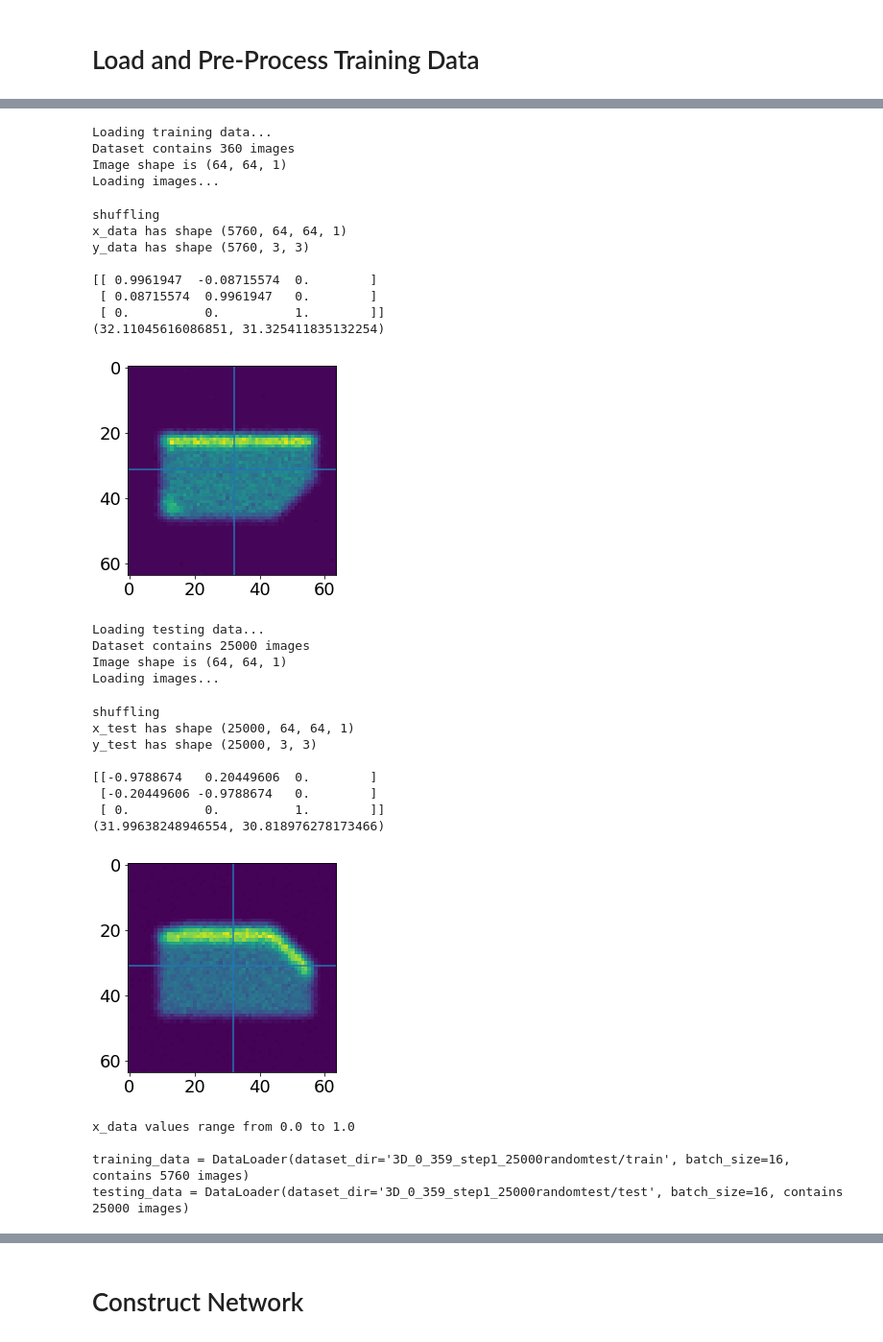
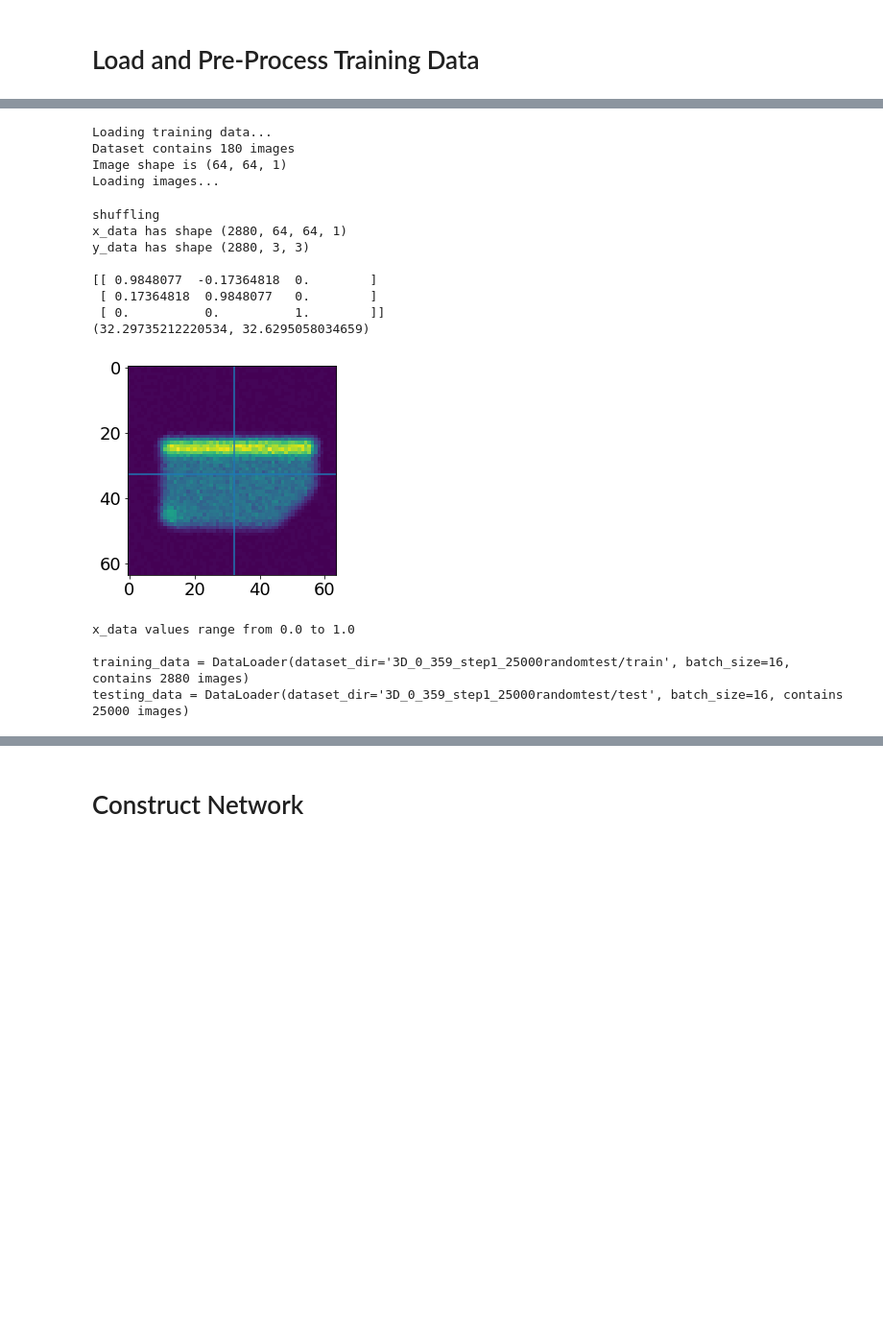
Before and after one commit to SEMOrientation/Y4ProjectNotebooks, a Jupyter notebook: 3D_Network.ipynb, the cells around one changed output, grey strips where cells are left out. Shown at 96% size. Cells and saved outputs as stored; diff of their text form; code cells hidden in the pictures; blank space fills up the shorter version.

```diff
--- a/3D_Network.ipynb
+++ b/3D_Network.ipynb
@@ -667,6 +681,6 @@ plt.show()
 # %%
 print("Loading training data...")
-training_data = DataLoader(os.path.join(DATASET_DIR, "train"), batch_size=16, every=5,
+training_data = DataLoader(os.path.join(DATASET_DIR, "train"), batch_size=16, every=10,
                            onload=[
                                    onload_GaussianBlur(GAUSS_RADIUS),
                                    onload_SEMNoise(),
@@ -686,57 +700,44 @@ training_data = DataLoader(os.path.join(DATASET_DIR, "train"), batch_size=16, ev
                                 preproc_Shuffle(),
                            ]
                            )
 
 print(f"x_data has shape {training_data.xdata.shape}")
 print(f"y_data has shape {training_data.ydata.shape}")
 print()
 
 im0 = training_data.xdata[16,:,:].reshape(RESIZE_SHAPE).T
 Image.fromarray((im0*255).astype("uint8"), "L").save("preprocessed.png")
 rot0 = training_data.ydata[16]
 plt.imshow(im0)
 COM = ndimage.measurements.center_of_mass(im0.T)
 plt.axvline(COM[0])
 plt.axhline(COM[1])
 print(rot0)
 print(COM)
 plt.show()
 
 print(f"\nx_data values range from {np.min(training_data.xdata)} to {np.max(training_data.xdata)}")
 
 print(f"\ntraining_data = {training_data}")
 print(f"testing_data = {testing_data}")
 # %% [output]
 Loading training data...
-Dataset contains 360 images
+Dataset contains 180 images
 Image shape is (64, 64, 1)
 Loading images...
 shuffling
-x_data has shape (5760, 64, 64, 1)
-y_data has shape (5760, 3, 3)
+x_data has shape (2880, 64, 64, 1)
+y_data has shape (2880, 3, 3)
 
-[[ 0.9961947  -0.08715574  0.        ]
- [ 0.08715574  0.9961947   0.        ]
+[[ 0.9848077  -0.17364818  0.        ]
+ [ 0.17364818  0.9848077   0.        ]
  [ 0.          0.          1.        ]]
-(32.11045616086851, 31.325411835132254)
+(32.29735212220534, 32.6295058034659)
-[figure, old version]
+[figure, new version]
-Loading testing data...
-Dataset contains 25000 images
-Image shape is (64, 64, 1)
-Loading images...
+x_data values range from 0.0 to 1.0
+
+training_data = DataLoader(dataset_dir='3D_0_359_step1_25000randomtest/train', batch_size=16, contains 2880 images)
+testing_data = DataLoader(dataset_dir='3D_0_359_step1_25000randomtest/test', batch_size=16, contains 25000 images)
-shuffling
-x_test has shape (25000, 64, 64, 1)
-y_test has shape (25000, 3, 3)
-
-[[-0.9788674   0.20449606  0.        ]
- [-0.20449606 -0.9788674   0.        ]
- [ 0.          0.          1.        ]]
-(31.99638248946554, 30.818976278173466)
-[figure, removed]
-x_data values range from 0.0 to 1.0
-
-training_data = DataLoader(dataset_dir='3D_0_359_step1_25000randomtest/train', batch_size=16, contains 5760 images)
-testing_data = DataLoader(dataset_dir='3D_0_359_step1_25000randomtest/test', batch_size=16, contains 25000 images)
 # %%
 i = 0
 im = training_data[i][0][0].reshape(RESIZE_SHAPE).T
```
Also changed, not shown: parts of 12 cells of this notebook.
